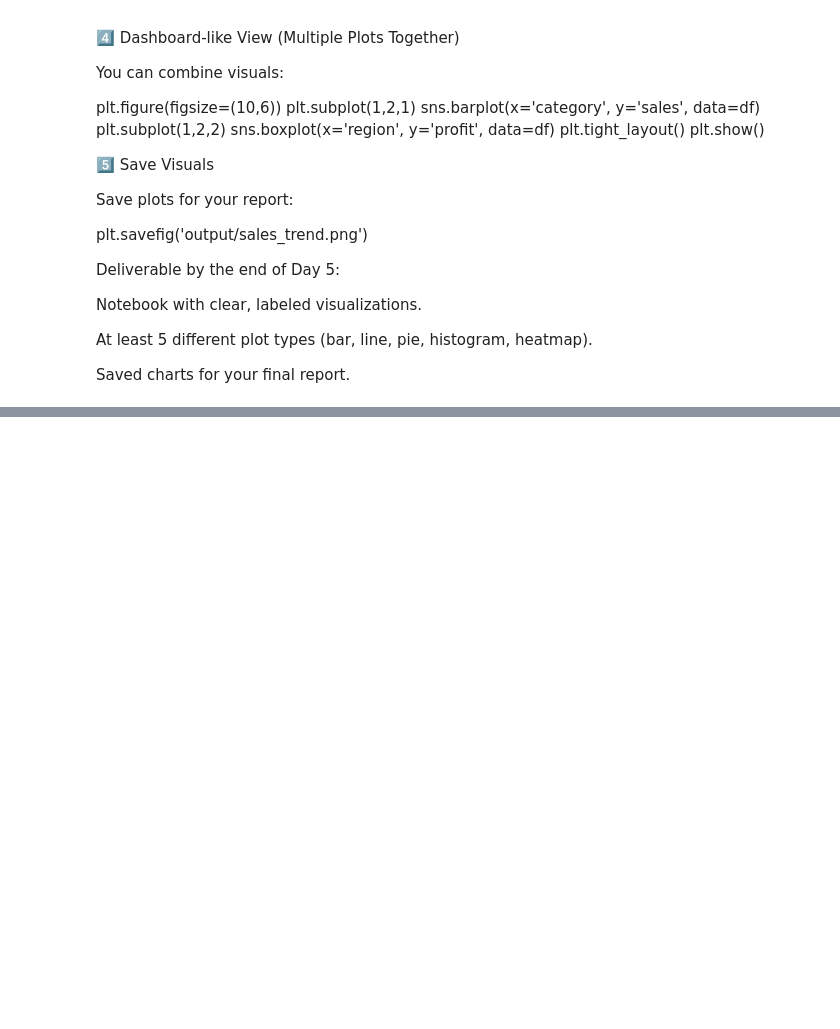
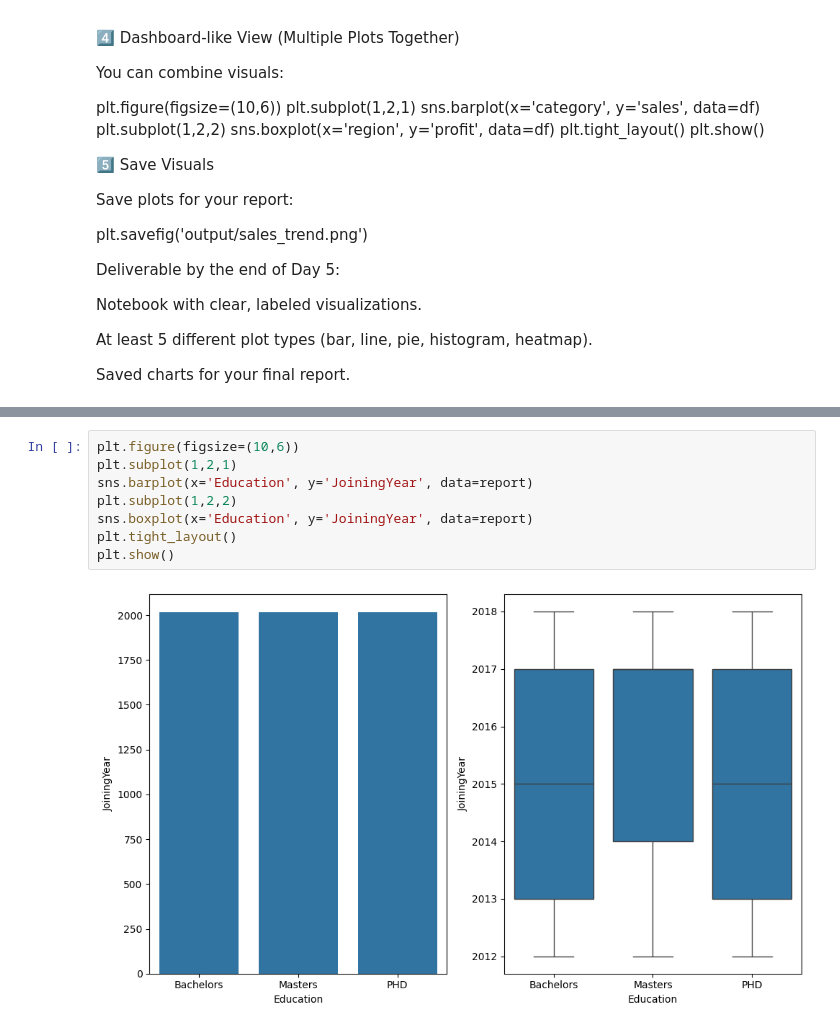
Before and after one commit to AmaanKhan111/Team-buddy, a Jupyter notebook: Project 2 Pandas/notebook/pandas1.ipynb, the cells around one changed output, grey strips where cells are left out. Saved outputs shown, nothing was run; the diff lists cells and outputs as text; blank space fills up the shorter version.

```diff
--- a/Project 2 Pandas/notebook/pandas1.ipynb
+++ b/Project 2 Pandas/notebook/pandas1.ipynb
@@ -678,3 +711,13 @@ Saved charts for your final report.
+# %%
+plt.figure(figsize=(10,6))
+plt.subplot(1,2,1)
+sns.barplot(x='Education', y='JoiningYear', data=report)
+plt.subplot(1,2,2)
+sns.boxplot(x='Education', y='JoiningYear', data=report)
+plt.tight_layout()
+plt.show()
+# %% [output]
+[figure, added]
 # %%
 report.head()
 # %% [output]
```
Also changed, not shown: parts of 11 cells of this notebook, 1 other file.
